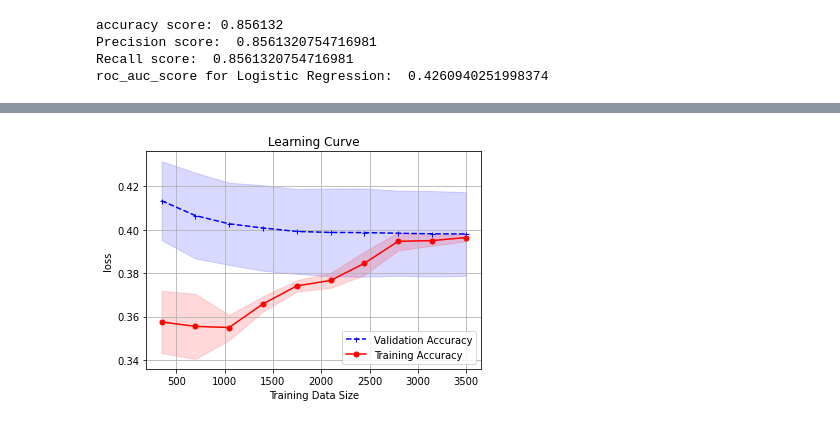
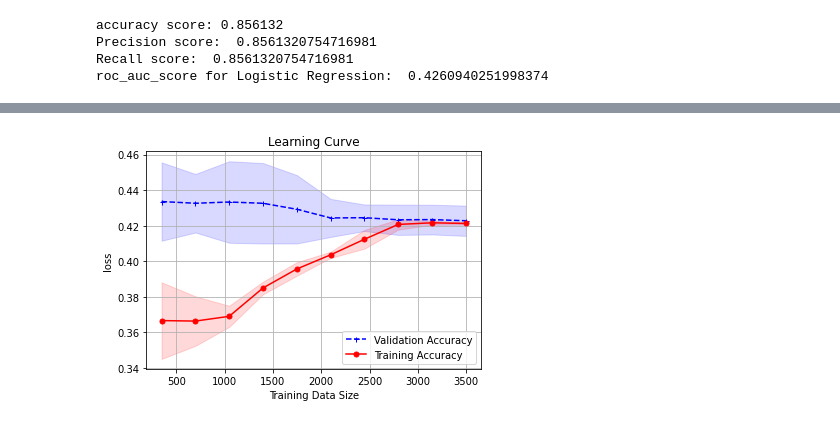
Before and after one commit to Krishnateja001/heart_disease_prediction, a Jupyter notebook: heart_attack_predictions.ipynb, the cells around one changed output, grey strips where cells are left out. Saved outputs shown, nothing was run; the diff lists cells and outputs as text; code cells hidden in the pictures.

```diff
--- a/heart_attack_predictions.ipynb
+++ b/heart_attack_predictions.ipynb
@@ -299,12 +172,6 @@ plt.show()
 from sklearn import preprocessing
 from sklearn import utils
 from sklearn.model_selection import learning_curve
-
-
-
-
-y_train = lab.fit_transform(y_train)
-y_test = lab.fit_transform(y_test)
 
 
 
@@ -345,17 +211,0 @@ plt.show()
-# %%
-from sklearn.model_selection import GridSearchCV
-# parameter grid
-parameters = {
-    'penalty' : ['l1','l2'], 'C':[0.001,0.009,0.01,0.09,1,5,10,15,25,100]
-    }
-clf = GridSearchCV(lg,
-                   param_grid = parameters,
-                   scoring='accuracy'
-)
-
-clf.fit(X_train,y_train)
-y_pred = clf.predict(X_test)
-print("Tuned Hyperparameters :", clf.best_params_)
-print("Accuracy :",clf.best_score_)
-
-print(clf.cv_results_)
@@ -412,9 +224,10 @@ from sklearn.model_selection import GridSearchCV
 Cs = [0.001, 0.01, 0.1, 1, 10]
 gammas = [0.001, 0.01, 0.1, 1]
 param_grid = {'C': Cs, 'gamma' : gammas}
-svm_clf = GridSearchCV(SVC(kernel='rbf', probability=True), param_grid, cv=10)
+svm = SVC(kernel='rbf', probability=True)
+svm_clf = GridSearchCV(svm, param_grid, cv=10)
 # %%
-svm_clf.fit(X_train,y_train)
+svm_fit = svm_clf.fit(X_train,y_train)
 #X_train, X_test,y_train, y_test
 svm_clf.best_params_
 # %% [output]
@@ -458,27 +283,27 @@ roc_auc_score for Logistic Regression:  0.4260940251998374
 # %%
-train_sizes, train_scores, test_scores = learning_curve(estimator=lg, X=X_train, y=y_train,
+train_sizes, train_scores, test_scores = learning_curve(estimator=svm, X=X_train, y=y_train,
                                                        cv=12, train_sizes=np.linspace(0.1, 1.0, 10),
                                                      n_jobs=1,scoring='neg_log_loss')
 
 train_mean = -np.mean(train_scores, axis=1)
 train_std = -np.std(train_scores, axis=1)
 test_mean = -np.mean(test_scores, axis=1)
 test_std = -np.std(test_scores, axis=1)
 #
 # Plot the learning curve
 #
 #train_sizes = [0, 349,  699, 1048, 1398, 1748, 2097, 2447, 2796, 3146]
 #plt.ylim([0,1])
 plt.plot(train_sizes, test_mean, color='blue', marker='+', markersize=5, linestyle='--', label='Validation Accuracy')
 plt.fill_between(train_sizes, test_mean + test_std, test_mean - test_std, alpha=0.15, color='blue')
 plt.plot(train_sizes, train_mean, color='red', marker='o', markersize=5, label='Training Accuracy')
 plt.fill_between(train_sizes, train_mean + train_std, train_mean - train_std, alpha=0.15, color='red')
 
 plt.title('Learning Curve')
 plt.xlabel('Training Data Size')
 plt.ylabel('loss')
 plt.grid()
 plt.legend(loc='lower right')
 plt.show()
 # %% [output]
-[figure, old version]
+[figure, new version]
```
Also changed, not shown: parts of 27 cells of this notebook.
